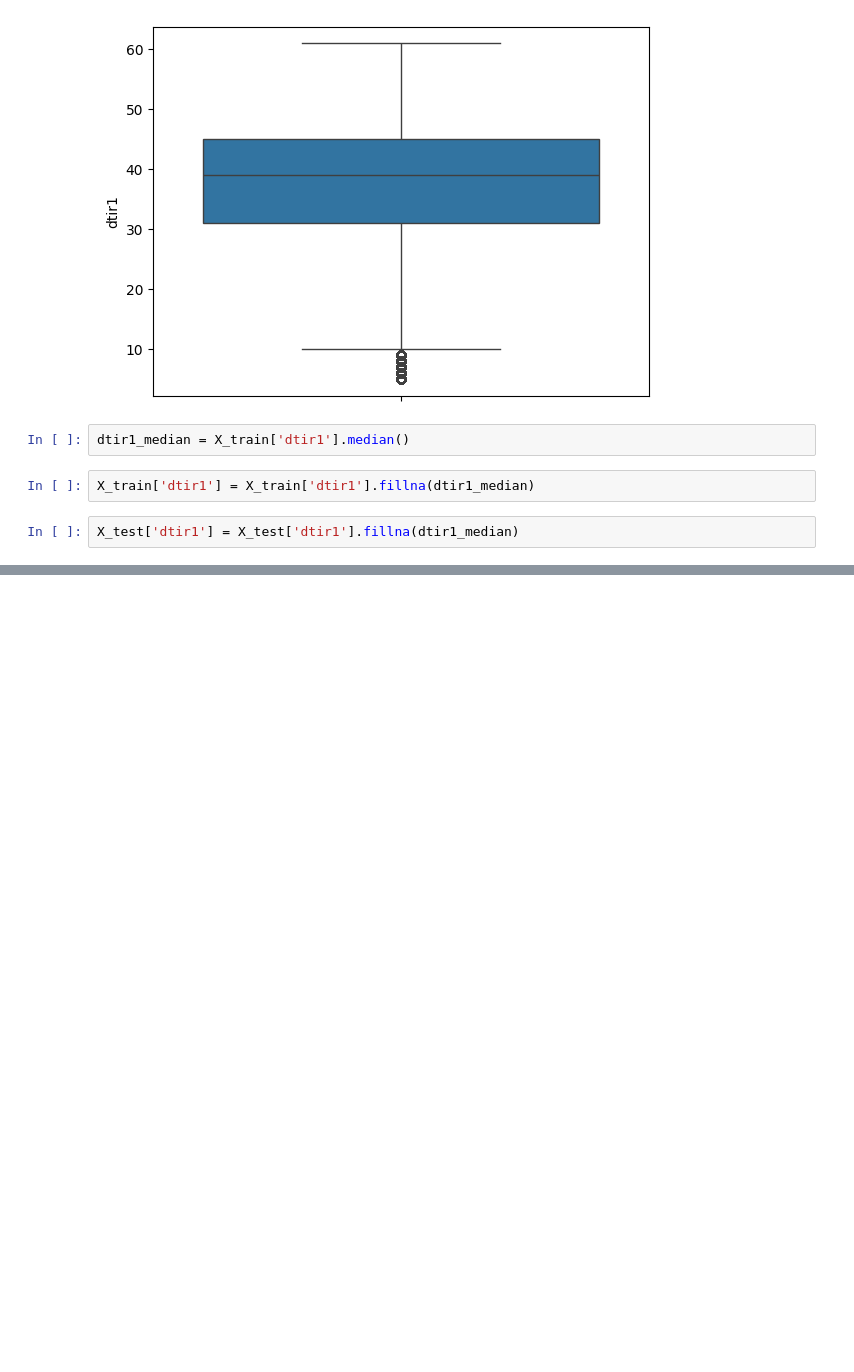
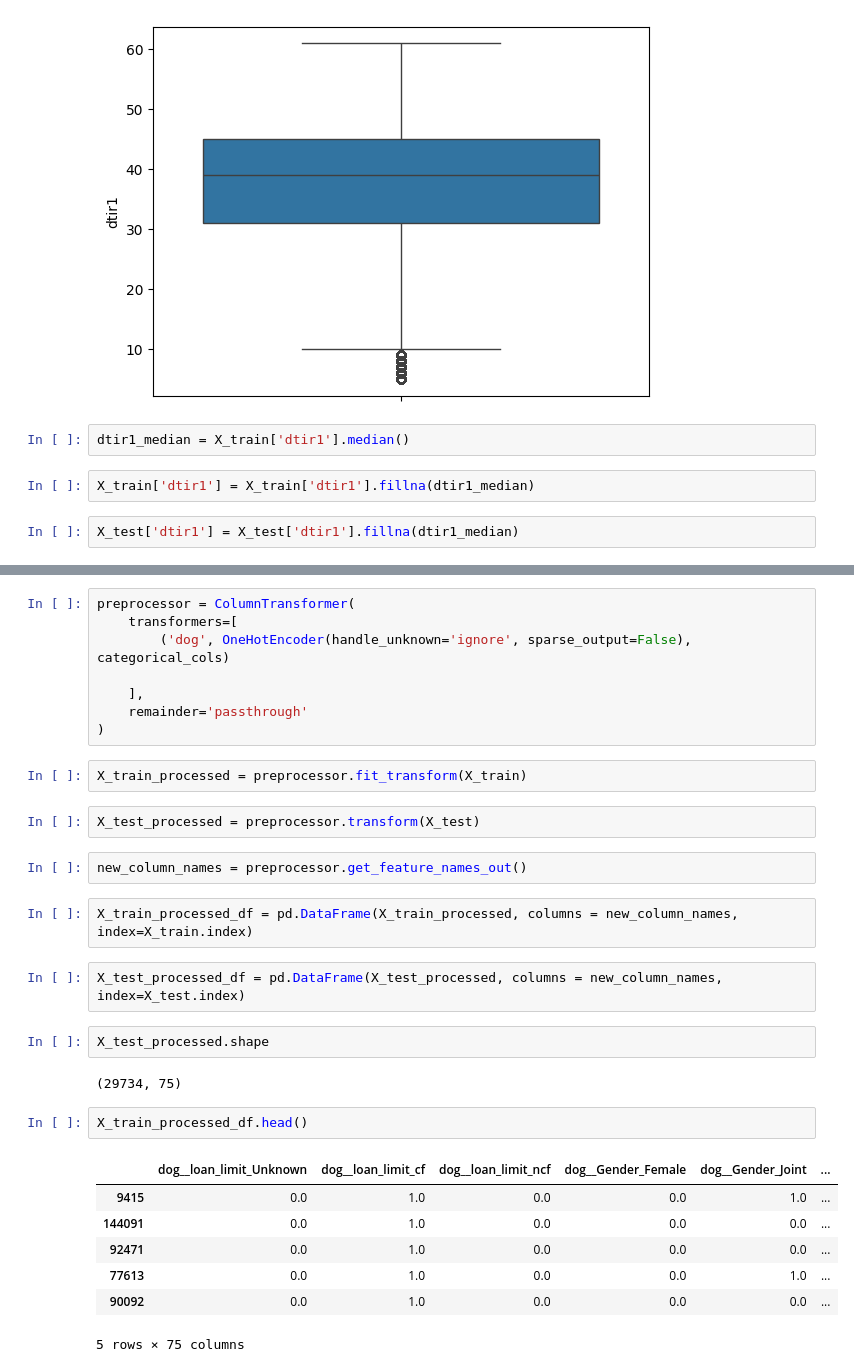
Before and after one commit to YASH280626/loan-default-prediction, a Jupyter notebook: analysis.ipynb, the cells around one changed output, grey strips where cells are left out. Cells and saved outputs as stored; diff of their text form; blank space fills up the shorter version.

Commit message:
Performed OneHotEncoding on the Categorical Features of the Dataset

```diff
--- a/analysis.ipynb
+++ b/analysis.ipynb
@@ -1230,0 +1278,32 @@ X_test['dtir1'] = X_test['dtir1'].fillna(dtir1_median)
+# %%
+preprocessor = ColumnTransformer(
+    transformers=[
+        ('dog', OneHotEncoder(handle_unknown='ignore', sparse_output=False), categorical_cols)
+
+    ],
+    remainder='passthrough'
+)
+# %%
+X_train_processed = preprocessor.fit_transform(X_train)
+# %%
+X_test_processed = preprocessor.transform(X_test)
+# %%
+new_column_names = preprocessor.get_feature_names_out()
+# %%
+X_train_processed_df = pd.DataFrame(X_train_processed, columns = new_column_names, index=X_train.index)
+# %%
+X_test_processed_df = pd.DataFrame(X_test_processed, columns = new_column_names, index=X_test.index)
+# %%
+X_test_processed.shape
+# %% [output]
+(29734, 75)
+# %%
+X_train_processed_df.head()
+# %% [output]
+|  | dog__loan_limit_Unknown | dog__loan_limit_cf | dog__loan_limit_ncf | dog__Gender_Female | dog__Gender_Joint | ... |
+| 9415 | 0.0 | 1.0 | 0.0 | 0.0 | 1.0 | ... |
+| 144091 | 0.0 | 1.0 | 0.0 | 0.0 | 0.0 | ... |
+| 92471 | 0.0 | 1.0 | 0.0 | 0.0 | 0.0 | ... |
+| 77613 | 0.0 | 1.0 | 0.0 | 0.0 | 1.0 | ... |
+| 90092 | 0.0 | 1.0 | 0.0 | 0.0 | 0.0 | ... |
+5 rows × 75 columns
```
Also changed, not shown: parts of 4 cells of this notebook.
